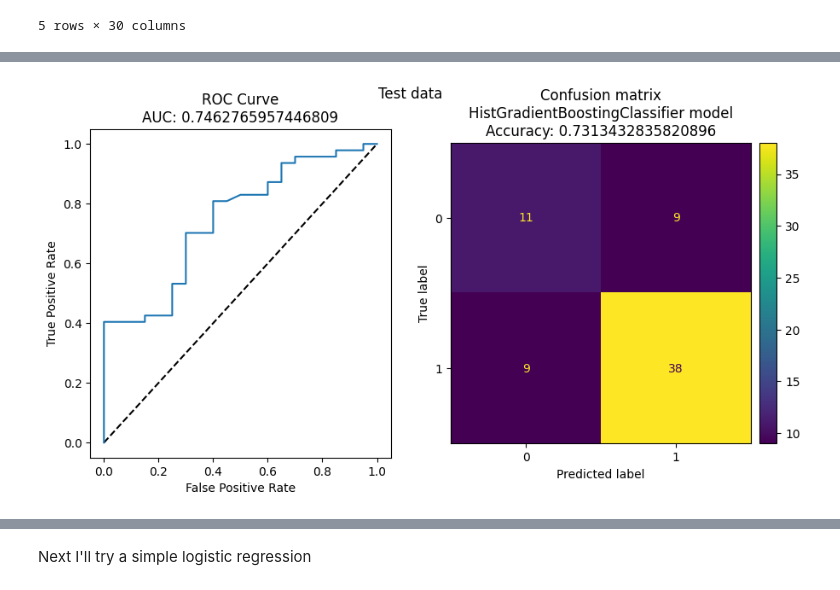
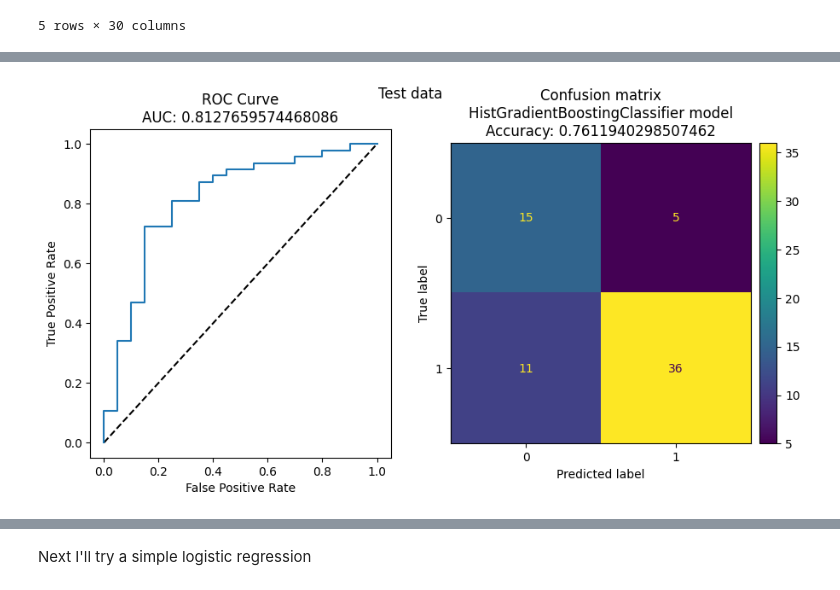
Before and after one commit to csharp14/horse-colic-project, a Jupyter notebook: ColicAnalysis.ipynb, the cells around one changed output, grey strips where cells are left out. Saved outputs shown, nothing was run; the diff lists cells and outputs as text; code cells hidden in the pictures.

```diff
--- a/ColicAnalysis.ipynb
+++ b/ColicAnalysis.ipynb
@@ -94,22 +94,22 @@ import graphing
 graphing.histogram(data, label_x = 'outcome_in_words')
 # %%
 # Split features into numeric and categorical features
-# numeric_features = ['rectal_temp','pulse','resp_rate','nasogastric_reflux_PH',
-#                    'packed_cell_volume','total_protein','abdomcentesis_total_protein']
+all_numeric_features = ['rectal_temp','pulse','resp_rate','nasogastric_reflux_PH',
+                   'packed_cell_volume','total_protein','abdomcentesis_total_protein']
 numeric_features = ['rectal_temp','pulse','resp_rate']
 
-# categorical_features = ['had_surgery','age','temp_of_extremities',
-#                         'peripheral_pulse','mucous_membrane','capillary_refill_time',
-#                         'pain','peristalsis','abdominal_distension','nasogastric_tube',
-#                         'nasogastric_reflux','rectal_examination_feces','abdomen',
-#                         'had_surgical_lesion']
+all_categorical_features = ['had_surgery','age','temp_of_extremities',
+                        'peripheral_pulse','mucous_membrane','capillary_refill_time',
+                        'pain','peristalsis','abdominal_distension','nasogastric_tube',
+                        'nasogastric_reflux','rectal_examination_feces','abdomen',
+                        'had_surgical_lesion']
 categorical_features = ['had_surgery','age']
 
 # Convert data types to appropriate types
-for feat in numeric_features:
+for feat in all_numeric_features:
     data[feat] = pd.to_numeric(data[feat])
     test_data[feat] = pd.to_numeric(test_data[feat])
-for feat in categorical_features:
+for feat in all_categorical_features:
     data[feat] = data[feat].astype('category')
     test_data[feat] = test_data[feat].astype('category')
 # %%
@@ -182,7 +186,15 @@ plt.show()
 # Train the model
 from sklearn.ensemble import HistGradientBoostingClassifier
 
-# Combine all features
+# Combine features to be used in the model
+numeric_features = ['rectal_temp','pulse','resp_rate','nasogastric_reflux_PH',
+                   'packed_cell_volume','total_protein','abdomcentesis_total_protein']
+
+categorical_features = ['had_surgery','age','temp_of_extremities',
+                        'peripheral_pulse','mucous_membrane','capillary_refill_time',
+                        'pain','peristalsis','abdominal_distension','nasogastric_tube',
+                        'nasogastric_reflux','rectal_examination_feces','abdomen',
+                        'had_surgical_lesion']
 features = categorical_features + numeric_features
 
 X_train, y_train = data[features], data[label]
@@ -193,7 +205,7 @@ print ('Training cases: %d\nTest cases: %d' % (X_train.shape[0], X_test.shape[0]
 model = HistGradientBoostingClassifier().fit(X_train, y_train)
 print(model)
 
-def cm_roc_auc_plot(X,y,model,ttl=''):
+def cm_roc_auc_plot(X,y,model,ttl='',do_show_plot = True):
     import sklearn
     from sklearn.metrics import accuracy_score, classification_report
     from sklearn.metrics import confusion_matrix, ConfusionMatrixDisplay
@@ -201,9 +213,6 @@ def cm_roc_auc_plot(X,y,model,ttl=''):
     import matplotlib.pyplot as plt
 
     predictions = model.predict(X)
-
-    print(classification_report(y, predictions))
-
     cm = confusion_matrix(y,predictions)
     y_scores = model.predict_proba(X)
 
@@ -211,30 +220,35 @@ def cm_roc_auc_plot(X,y,model,ttl=''):
     fpr, tpr, thresholds = roc_curve(y, y_scores[:,1])
     auc = roc_auc_score(y,y_scores[:,1])
 
-    fig, ax = plt.subplots(1,2,figsize=(10, 5))
+    if do_show_plot:
+        print(classification_report(y, predictions))
 
-    # plot ROC curve
-    # Plot the diagonal 50% line
-    ax[0].plot([0, 1], [0, 1], 'k--')
-    # Plot the FPR and TPR achieved by our model
-    ax[0].plot(fpr, tpr)
-    ax[0].set_xlabel('False Positive Rate')
-    ax[0].set_ylabel('True Positive Rate')
-    ax[0].set_title('ROC Curve\nAUC: ' + str(auc))
+        fig, ax = plt.subplots(1,2,figsize=(10, 5))
 
-    # Plot confusion matrix
-    disp = ConfusionMatrixDisplay(confusion_matrix=cm)
-    disp.plot(ax=ax[1], colorbar=False)
-    disp.ax_.set_title('Confusion matrix\nHistGradientBoostingClassifier model\nAccuracy: '
-               + str(accuracy_score(y, predictions)))
-    # Adding custom colorbar
-    cax = fig.add_axes([ax[1].get_position().x1+0.01,ax[1].get_position().y0,0.02,ax[1].get_position().height])
-    plt.colorbar(disp.im_,  cax=cax)
-    plt.suptitle(ttl)
-    plt.show()
+        # plot ROC curve
+        # Plot the diagonal 50% line
+        ax[0].plot([0, 1], [0, 1], 'k--')
+        # Plot the FPR and TPR achieved by our model
+        ax[0].plot(fpr, tpr)
+        ax[0].set_xlabel('False Positive Rate')
+        ax[0].set_ylabel('True Positive Rate')
+        ax[0].set_title('ROC Curve\nAUC: ' + str(auc))
+
+        # Plot confusion matrix
+        disp = ConfusionMatrixDisplay(confusion_matrix=cm)
+        disp.plot(ax=ax[1], colorbar=False)
+        disp.ax_.set_title('Confusion matrix\nHistGradientBoostingClassifier model\nAccuracy: '
+                + str(accuracy_score(y, predictions)))
+        # Adding custom colorbar
+        cax = fig.add_axes([ax[1].get_position().x1+0.01,ax[1].get_position().y0,0.02,ax[1].get_position().height])
+        plt.colorbar(disp.im_,  cax=cax)
+        plt.suptitle(ttl)
+        plt.show()
+
+    return fpr, tpr, thresholds
 
 cm_roc_auc_plot(X_train,y_train,model,'Training data')
-cm_roc_auc_plot(X_test,y_test,model,'Test data')
+cm_roc_auc_plot(X_test,y_test,model,'Test data');
 # %% [output]
 Training cases: 299
 Test cases: 67
@@ -259,2 +273,2 @@ weighted avg       0.73      0.73      0.73        67
-[figure, old version]
+[figure, new version]
 # %% [markdown]
```
Also changed, not shown: parts of 8 cells of this notebook.
